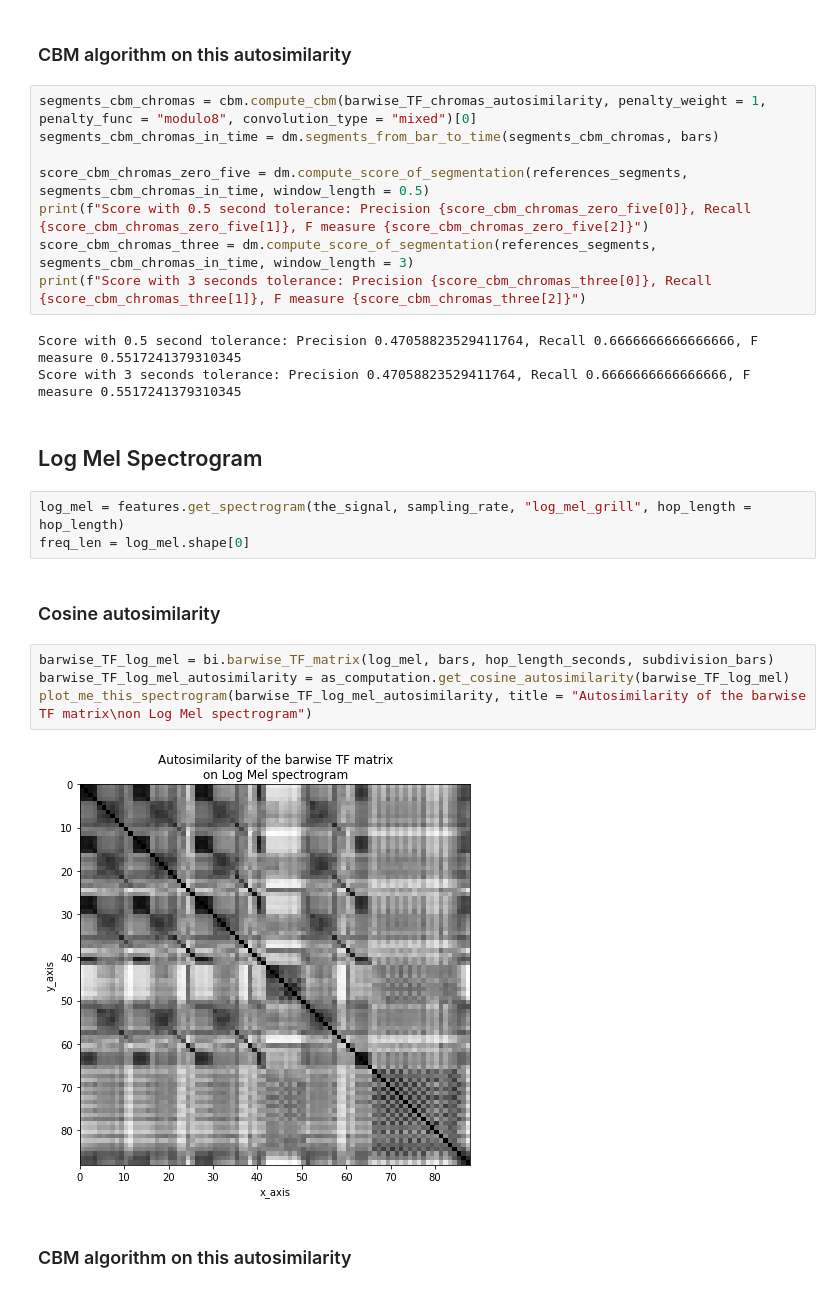
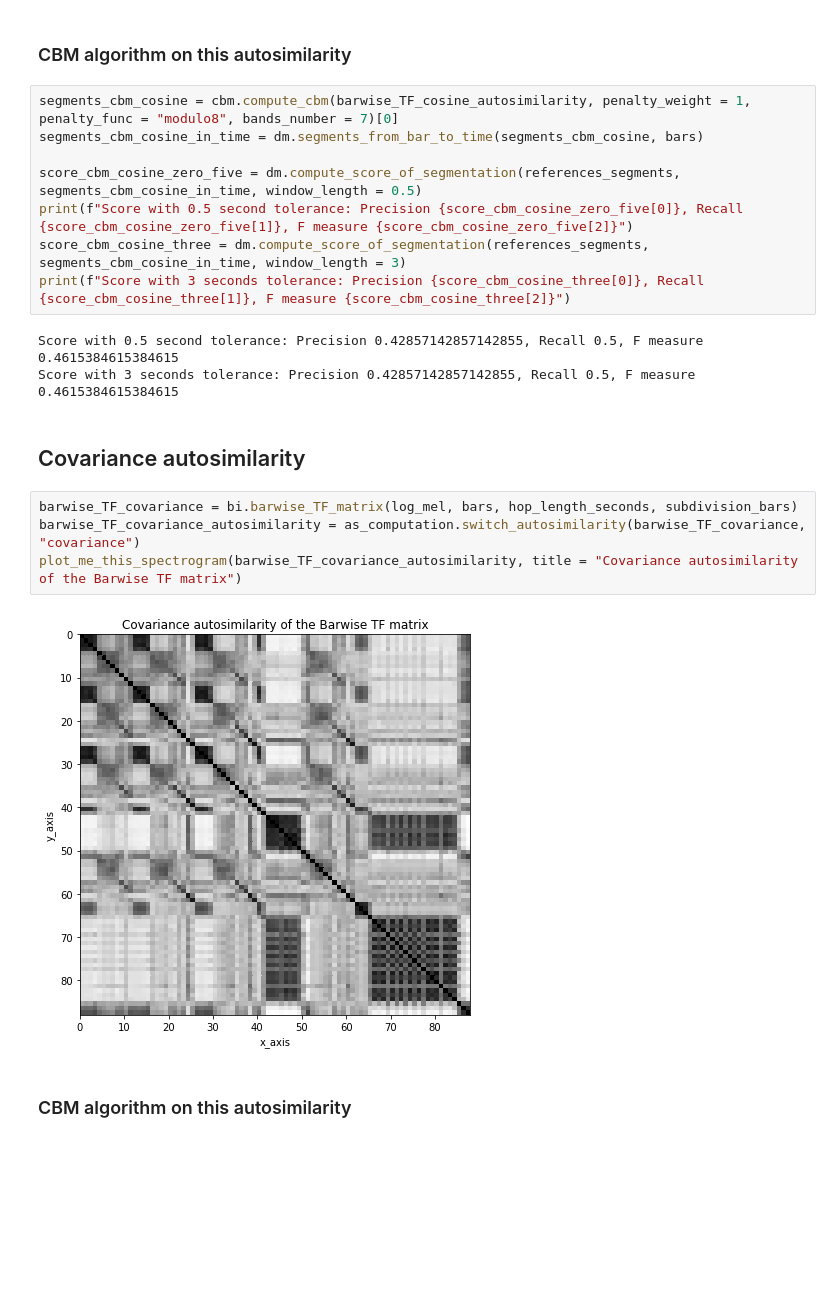
Before and after one commit to ax-le/as_seg, a Jupyter notebook: Notebooks/Walkthrough - Using the CBM algorithm.ipynb, the cells around one changed output. Drawn from its saved outputs; the diff is of its cells as text; blank space fills up the shorter version.

```diff
--- a/Notebooks/Walkthrough - Using the CBM algorithm.ipynb
+++ b/Notebooks/Walkthrough - Using the CBM algorithm.ipynb
@@ -99,29 +99,24 @@ plot_me_this_spectrogram(barwise_TF_chromas_autosimilarity, title = "Autosimilar
 # %% [markdown]
 ### CBM algorithm on this autosimilarity
 # %%
-segments_cbm_chromas = cbm.compute_cbm(barwise_TF_chromas_autosimilarity, penalty_weight = 1, penalty_func = "modulo8", convolution_type = "mixed")[0]
-segments_cbm_chromas_in_time = dm.segments_from_bar_to_time(segments_cbm_chromas, bars)
+segments_cbm_cosine = cbm.compute_cbm(barwise_TF_cosine_autosimilarity, penalty_weight = 1, penalty_func = "modulo8", bands_number = 7)[0]
+segments_cbm_cosine_in_time = dm.segments_from_bar_to_time(segments_cbm_cosine, bars)
 
-score_cbm_chromas_zero_five = dm.compute_score_of_segmentation(references_segments, segments_cbm_chromas_in_time, window_length = 0.5)
-print(f"Score with 0.5 second tolerance: Precision {score_cbm_chromas_zero_five[0]}, Recall {score_cbm_chromas_zero_five[1]}, F measure {score_cbm_chromas_zero_five[2]}")
-score_cbm_chromas_three = dm.compute_score_of_segmentation(references_segments, segments_cbm_chromas_in_time, window_length = 3)
-print(f"Score with 3 seconds tolerance: Precision {score_cbm_chromas_three[0]}, Recall {score_cbm_chromas_three[1]}, F measure {score_cbm_chromas_three[2]}")
+score_cbm_cosine_zero_five = dm.compute_score_of_segmentation(references_segments, segments_cbm_cosine_in_time, window_length = 0.5)
+print(f"Score with 0.5 second tolerance: Precision {score_cbm_cosine_zero_five[0]}, Recall {score_cbm_cosine_zero_five[1]}, F measure {score_cbm_cosine_zero_five[2]}")
+score_cbm_cosine_three = dm.compute_score_of_segmentation(references_segments, segments_cbm_cosine_in_time, window_length = 3)
+print(f"Score with 3 seconds tolerance: Precision {score_cbm_cosine_three[0]}, Recall {score_cbm_cosine_three[1]}, F measure {score_cbm_cosine_three[2]}")
 # %% [output]
-Score with 0.5 second tolerance: Precision 0.47058823529411764, Recall 0.6666666666666666, F measure 0.5517241379310345
-Score with 3 seconds tolerance: Precision 0.47058823529411764, Recall 0.6666666666666666, F measure 0.5517241379310345
+Score with 0.5 second tolerance: Precision 0.42857142857142855, Recall 0.5, F measure 0.4615384615384615
+Score with 3 seconds tolerance: Precision 0.42857142857142855, Recall 0.5, F measure 0.4615384615384615
-# %% [markdown]
-## Log Mel Spectrogram
-# %%
-log_mel = features.get_spectrogram(the_signal, sampling_rate, "log_mel_grill", hop_length = hop_length)
-freq_len = log_mel.shape[0]
 # %% [markdown]
-### Cosine autosimilarity
+## Covariance autosimilarity
 # %%
-barwise_TF_log_mel = bi.barwise_TF_matrix(log_mel, bars, hop_length_seconds, subdivision_bars)
-barwise_TF_log_mel_autosimilarity = as_computation.get_cosine_autosimilarity(barwise_TF_log_mel)
-plot_me_this_spectrogram(barwise_TF_log_mel_autosimilarity, title = "Autosimilarity of the barwise TF matrix\non Log Mel spectrogram")
+barwise_TF_covariance = bi.barwise_TF_matrix(log_mel, bars, hop_length_seconds, subdivision_bars)
+barwise_TF_covariance_autosimilarity = as_computation.switch_autosimilarity(barwise_TF_covariance, "covariance")
+plot_me_this_spectrogram(barwise_TF_covariance_autosimilarity, title = "Covariance autosimilarity of the Barwise TF matrix")
 # %% [output]
-[figure, old version]
+[figure, new version]
 # %% [markdown]
 ### CBM algorithm on this autosimilarity
 # %%
```
Also changed, not shown: parts of 14 cells of this notebook.
